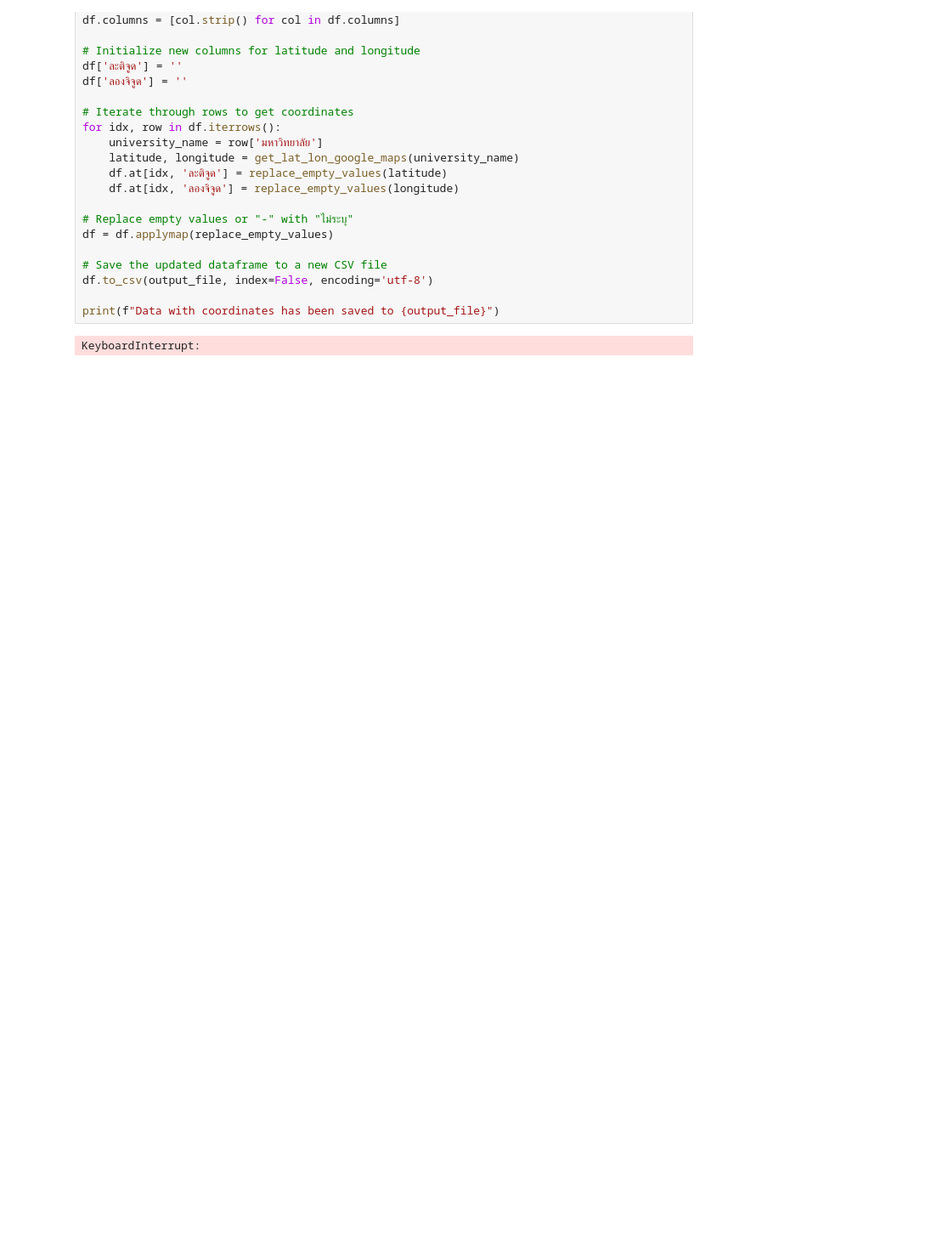
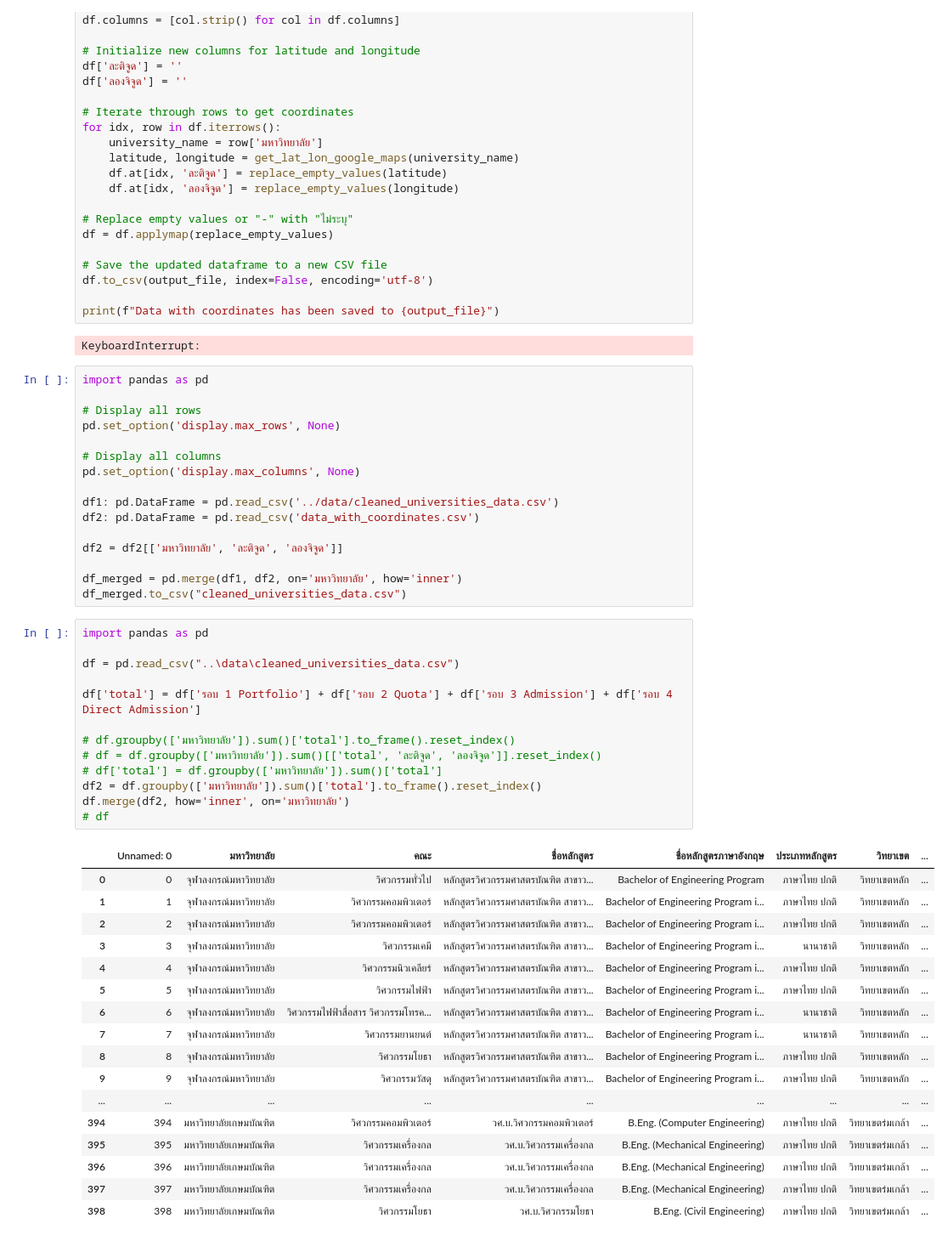
Before and after one commit to TxChar/mytcas_dash, a Jupyter notebook: cleaning/data_cleaning.ipynb, the cells around one changed output. Shown at 85% size. Saved outputs shown, nothing was run; the diff lists cells and outputs as text; blank space fills up the shorter version.

Commit message:
feat: clean data to get lat long

```diff
--- a/cleaning/data_cleaning.ipynb
+++ b/cleaning/data_cleaning.ipynb
@@ -270,3 +270,50 @@ df.to_csv(output_file, index=False, encoding='utf-8')
 print(f"Data with coordinates has been saved to {output_file}")
 # %% [output]
 KeyboardInterrupt:
+# %%
+import pandas as pd
+
+# Display all rows
+pd.set_option('display.max_rows', None)
+
+# Display all columns
+pd.set_option('display.max_columns', None)
+
+df1: pd.DataFrame = pd.read_csv('../data/cleaned_universities_data.csv')
+df2: pd.DataFrame = pd.read_csv('data_with_coordinates.csv')
+
+df2 = df2[['มหาวิทยาลัย', 'ละติจูด', 'ลองจิจูด']]
+
+df_merged = pd.merge(df1, df2, on='มหาวิทยาลัย', how='inner')
+df_merged.to_csv("cleaned_universities_data.csv")
+# %%
+import pandas as pd
+
+df = pd.read_csv("..\data\cleaned_universities_data.csv")
+
+df['total'] = df['รอบ 1 Portfolio'] + df['รอบ 2 Quota'] + df['รอบ 3 Admission'] + df['รอบ 4 Direct Admission']
+
+# df.groupby(['มหาวิทยาลัย']).sum()['total'].to_frame().reset_index()
+# df = df.groupby(['มหาวิทยาลัย']).sum()[['total', 'ละติจูด', 'ลองจิจูด']].reset_index()
+# df['total'] = df.groupby(['มหาวิทยาลัย']).sum()['total']
+df2 = df.groupby(['มหาวิทยาลัย']).sum()['total'].to_frame().reset_index()
+df.merge(df2, how='inner', on='มหาวิทยาลัย')
+# df
+# %% [output]
+|  | Unnamed: 0 | มหาวิทยาลัย | คณะ | ชื่อหลักสูตร | ชื่อหลักสูตรภาษาอังกฤษ | ประเภทหลักสูตร | วิทยาเขต | ... |
+| 0 | 0 | จุฬาลงกรณ์มหาวิทยาลัย | วิศวกรรมทั่วไป | หลักสูตรวิศวกรรมศาสตรบัณฑิต สาขาว... | Bachelor of Engineering Program | ภาษาไทย ปกติ | วิทยาเขตหลัก | ... |
+| 1 | 1 | จุฬาลงกรณ์มหาวิทยาลัย | วิศวกรรมคอมพิวเตอร์ | หลักสูตรวิศวกรรมศาสตรบัณฑิต สาขาว... | Bachelor of Engineering Program i... | ภาษาไทย ปกติ | วิทยาเขตหลัก | ... |
+| 2 | 2 | จุฬาลงกรณ์มหาวิทยาลัย | วิศวกรรมคอมพิวเตอร์ | หลักสูตรวิศวกรรมศาสตรบัณฑิต สาขาว... | Bachelor of Engineering Program i... | ภาษาไทย ปกติ | วิทยาเขตหลัก | ... |
+| 3 | 3 | จุฬาลงกรณ์มหาวิทยาลัย | วิศวกรรมเคมี | หลักสูตรวิศวกรรมศาสตรบัณฑิต สาขาว... | Bachelor of Engineering Program i... | นานาชาติ | วิทยาเขตหลัก | ... |
+| 4 | 4 | จุฬาลงกรณ์มหาวิทยาลัย | วิศวกรรมนิวเคลียร์ | หลักสูตรวิศวกรรมศาสตรบัณฑิต สาขาว... | Bachelor of Engineering Program i... | ภาษาไทย ปกติ | วิทยาเขตหลัก | ... |
+| 5 | 5 | จุฬาลงกรณ์มหาวิทยาลัย | วิศวกรรมไฟฟ้า | หลักสูตรวิศวกรรมศาสตรบัณฑิต สาขาว... | Bachelor of Engineering Program i... | ภาษาไทย ปกติ | วิทยาเขตหลัก | ... |
+| 6 | 6 | จุฬาลงกรณ์มหาวิทยาลัย | วิศวกรรมไฟฟ้าสื่อสาร วิศวกรรมโทรค... | หลักสูตรวิศวกรรมศาสตรบัณฑิต สาขาว... | Bachelor of Engineering Program i... | นานาชาติ | วิทยาเขตหลัก | ... |
+| 7 | 7 | จุฬาลงกรณ์มหาวิทยาลัย | วิศวกรรมยานยนต์ | หลักสูตรวิศวกรรมศาสตรบัณฑิต สาขาว... | Bachelor of Engineering Program i... | นานาชาติ | วิทยาเขตหลัก | ... |
+| 8 | 8 | จุฬาลงกรณ์มหาวิทยาลัย | วิศวกรรมโยธา | หลักสูตรวิศวกรรมศาสตรบัณฑิต สาขาว... | Bachelor of Engineering Program i... | ภาษาไทย ปกติ | วิทยาเขตหลัก | ... |
+| 9 | 9 | จุฬาลงกรณ์มหาวิทยาลัย | วิศวกรรมวัสดุ | หลักสูตรวิศวกรรมศาสตรบัณฑิต สาขาว... | Bachelor of Engineering Program i... | ภาษาไทย ปกติ | วิทยาเขตหลัก | ... |
+| ... | ... | ... | ... | ... | ... | ... | ... | ... |
+| 394 | 394 | มหาวิทยาลัยเกษมบัณฑิต | วิศวกรรมคอมพิวเตอร์ | วศ.บ.วิศวกรรมคอมพิวเตอร์ | B.Eng. (Computer Engineering) | ภาษาไทย ปกติ | วิทยาเขตร่มเกล้า | ... |
+| 395 | 395 | มหาวิทยาลัยเกษมบัณฑิต | วิศวกรรมเครื่องกล | วศ.บ.วิศวกรรมเครื่องกล | B.Eng. (Mechanical Engineering) | ภาษาไทย ปกติ | วิทยาเขตร่มเกล้า | ... |
+| 396 | 396 | มหาวิทยาลัยเกษมบัณฑิต | วิศวกรรมเครื่องกล | วศ.บ.วิศวกรรมเครื่องกล | B.Eng. (Mechanical Engineering) | ภาษาไทย ปกติ | วิทยาเขตร่มเกล้า | ... |
+| 397 | 397 | มหาวิทยาลัยเกษมบัณฑิต | วิศวกรรมเครื่องกล | วศ.บ.วิศวกรรมเครื่องกล | B.Eng. (Mechanical Engineering) | ภาษาไทย ปกติ | วิทยาเขตร่มเกล้า | ... |
+| 398 | 398 | มหาวิทยาลัยเกษมบัณฑิต | วิศวกรรมโยธา | วศ.บ.วิศวกรรมโยธา | B.Eng. (Civil Engineering) | ภาษาไทย ปกติ | วิทยาเขตร่มเกล้า | ... |
```
